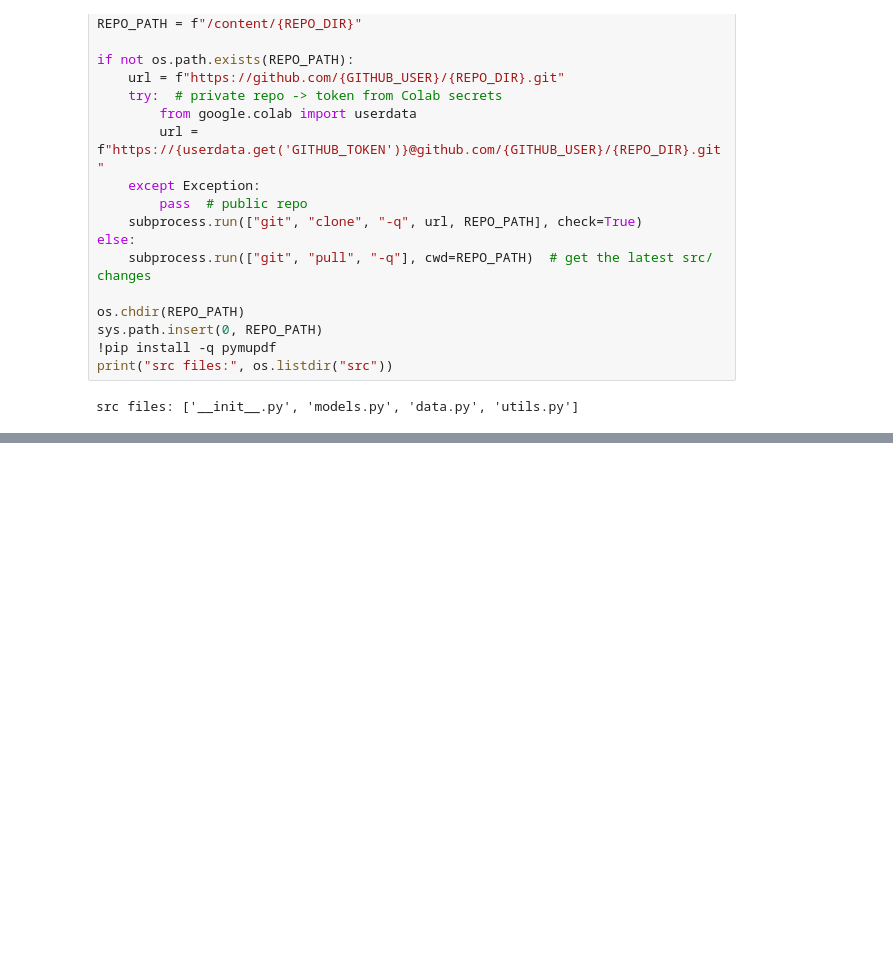
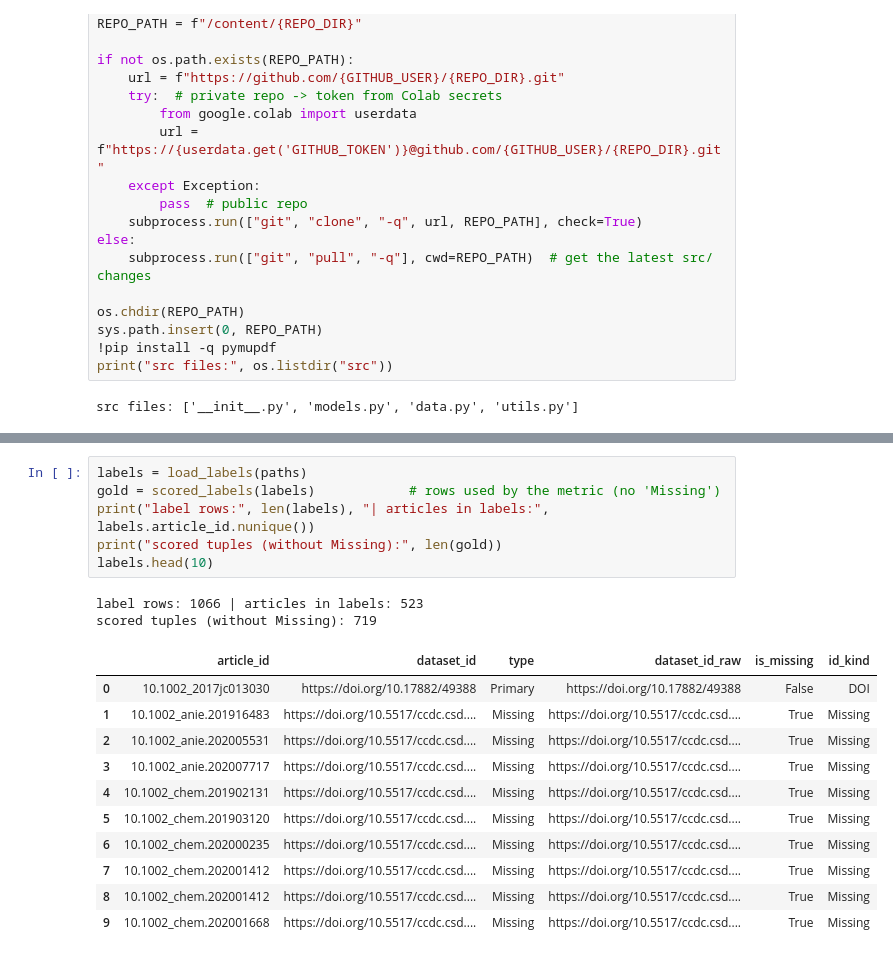
Before and after one commit to ummugulsumciftci/GROUP30_CENG313, a Jupyter notebook: assignment1_eda_baseline.ipynb, the cells around one changed output, grey strips where cells are left out. Saved outputs shown, nothing was run; the diff lists cells and outputs as text; blank space fills up the shorter version.

```diff
--- a/assignment1_eda_baseline.ipynb
+++ b/assignment1_eda_baseline.ipynb
@@ -26,0 +83,20 @@ src files: ['__init__.py', 'models.py', 'data.py', 'utils.py']
+# %%
+labels = load_labels(paths)
+gold = scored_labels(labels)            # rows used by the metric (no 'Missing')
+print("label rows:", len(labels), "| articles in labels:", labels.article_id.nunique())
+print("scored tuples (without Missing):", len(gold))
+labels.head(10)
+# %% [output]
+label rows: 1066 | articles in labels: 523
+scored tuples (without Missing): 719
+|  | article_id | dataset_id | type | dataset_id_raw | is_missing | id_kind |
+| 0 | 10.1002_2017jc013030 | https://doi.org/10.17882/49388 | Primary | https://doi.org/10.17882/49388 | False | DOI |
+| 1 | 10.1002_anie.201916483 | https://doi.org/10.5517/ccdc.csd.... | Missing | https://doi.org/10.5517/ccdc.csd.... | True | Missing |
+| 2 | 10.1002_anie.202005531 | https://doi.org/10.5517/ccdc.csd.... | Missing | https://doi.org/10.5517/ccdc.csd.... | True | Missing |
+| 3 | 10.1002_anie.202007717 | https://doi.org/10.5517/ccdc.csd.... | Missing | https://doi.org/10.5517/ccdc.csd.... | True | Missing |
+| 4 | 10.1002_chem.201902131 | https://doi.org/10.5517/ccdc.csd.... | Missing | https://doi.org/10.5517/ccdc.csd.... | True | Missing |
+| 5 | 10.1002_chem.201903120 | https://doi.org/10.5517/ccdc.csd.... | Missing | https://doi.org/10.5517/ccdc.csd.... | True | Missing |
+| 6 | 10.1002_chem.202000235 | https://doi.org/10.5517/ccdc.csd.... | Missing | https://doi.org/10.5517/ccdc.csd.... | True | Missing |
+| 7 | 10.1002_chem.202001412 | https://doi.org/10.5517/ccdc.csd.... | Missing | https://doi.org/10.5517/ccdc.csd.... | True | Missing |
+| 8 | 10.1002_chem.202001412 | https://doi.org/10.5517/ccdc.csd.... | Missing | https://doi.org/10.5517/ccdc.csd.... | True | Missing |
+| 9 | 10.1002_chem.202001668 | https://doi.org/10.5517/ccdc.csd.... | Missing | https://doi.org/10.5517/ccdc.csd.... | True | Missing |
```
Also changed, not shown: parts of 5 cells of this notebook.
